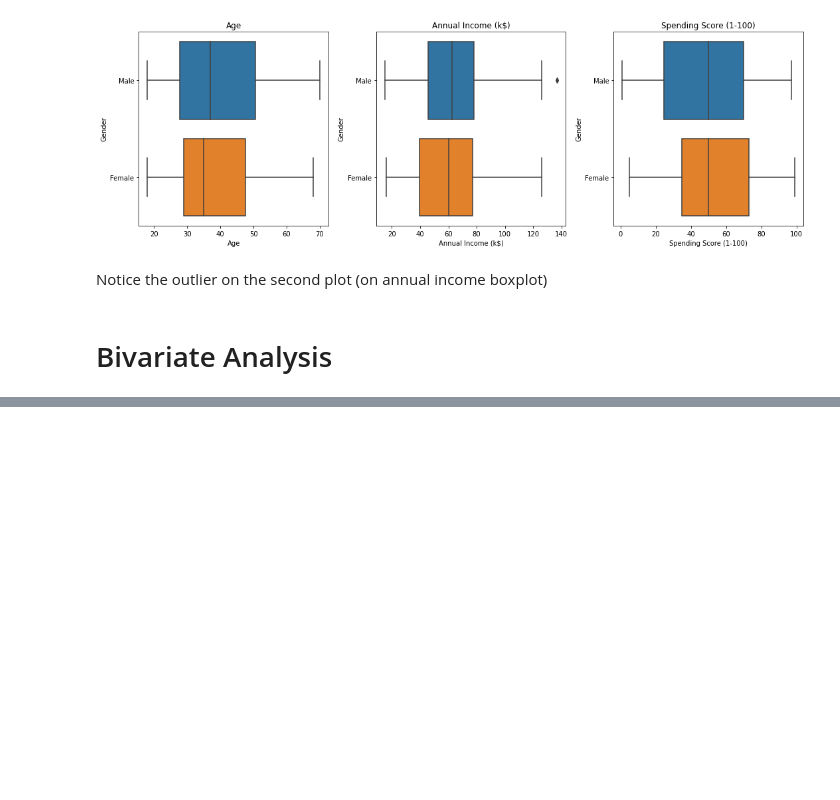
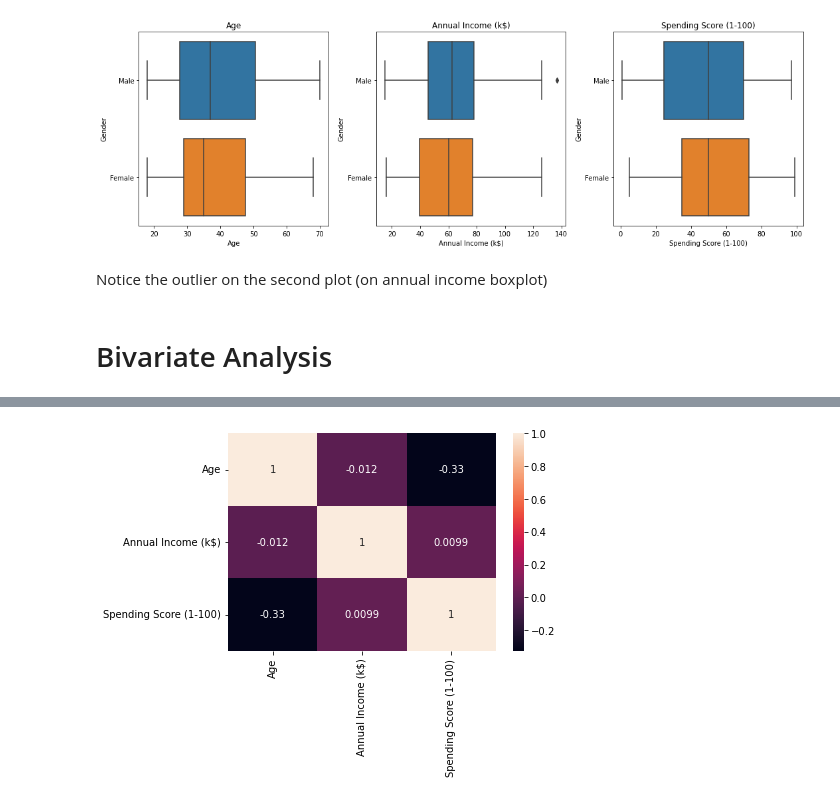
Before and after one commit to Limookiplimo/CusSeg, a Jupyter notebook: Segmentation.ipynb, the cells around one changed output, grey strips where cells are left out. Saved outputs shown, nothing was run; the diff lists cells and outputs as text; code cells hidden in the pictures; blank space fills up the shorter version.

```diff
--- a/Segmentation.ipynb
+++ b/Segmentation.ipynb
@@ -86,0 +139,6 @@ Notice the outlier on the second plot (on annual income boxplot)
+# %%
+# Heatmap
+
+sns.heatmap(df.corr(),annot=True);
+# %% [output]
+[figure, added]
```
Also changed, not shown: parts of 9 cells of this notebook.
